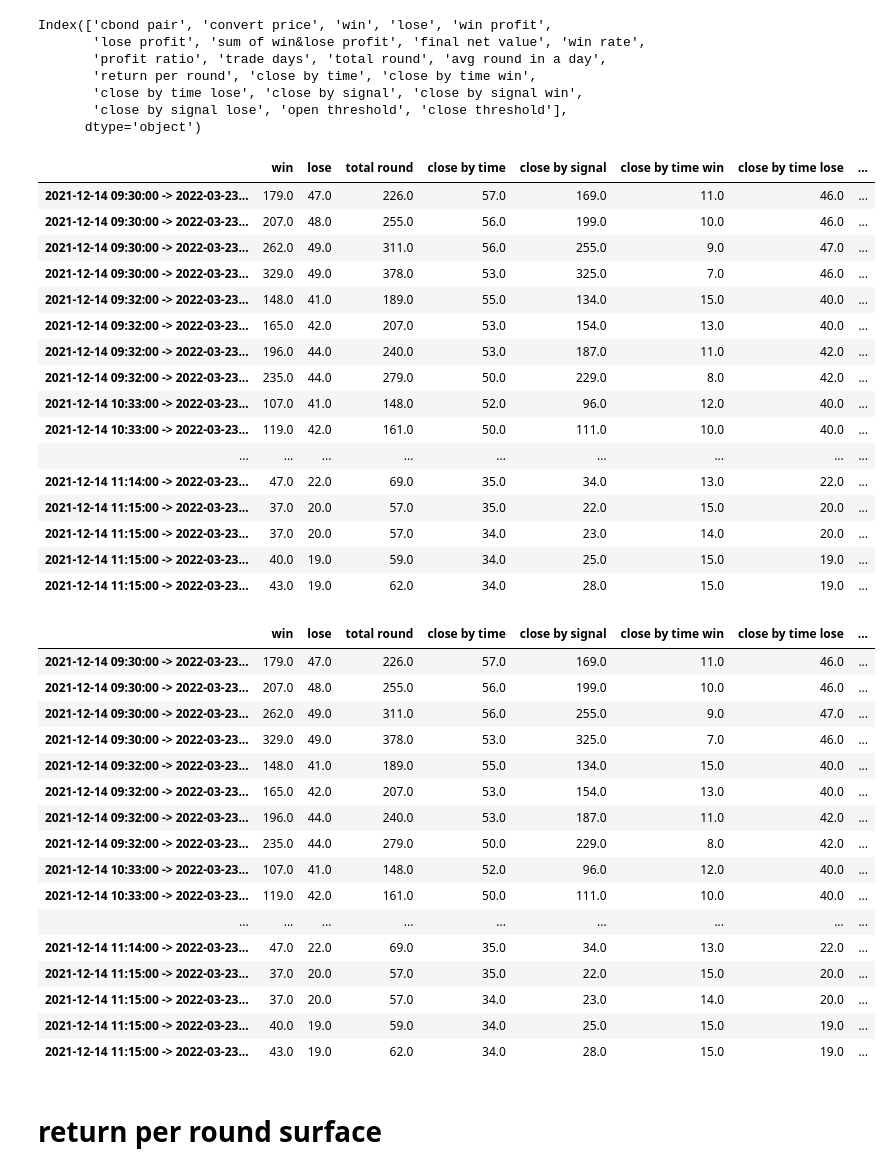
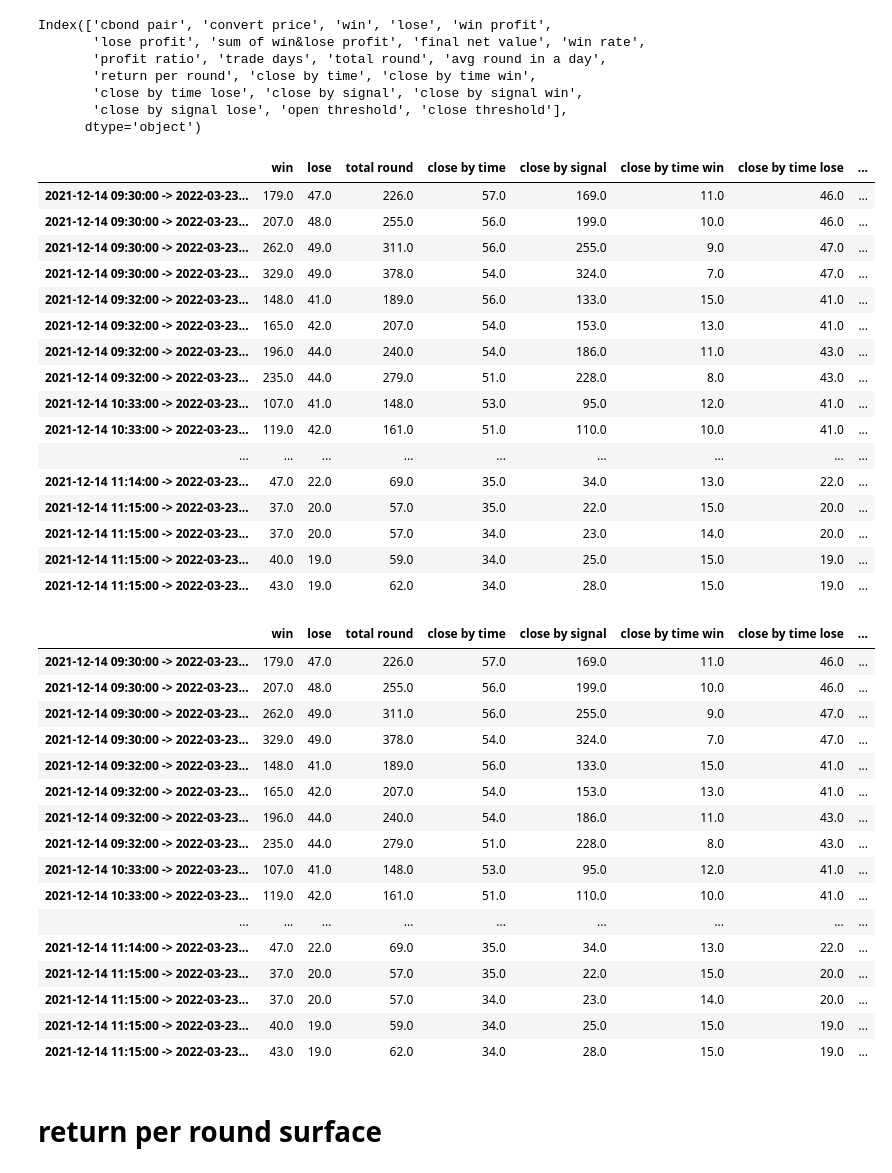
Before and after one commit to PXY11/cms, a Jupyter notebook: grid_search_new_2_backup.ipynb, the cells around one changed output. Drawn from its saved outputs; the diff is of its cells as text; code cells hidden in the pictures.

```diff
--- a/grid_search_new_2_backup.ipynb
+++ b/grid_search_new_2_backup.ipynb
@@ -528,19 +528,33 @@ for open_threshold in open_threshold_list:
                 close_by_signal_win += 1
             else:
                 close_by_signal_lose += 1
-
-        for i in range(len(reverse_rounds)-1):
-            if reverse_rounds[i].index[-1].time()==time(15,0,0):
+        if len(reverse_rounds) == 1:  #解决只有1个元素时，for循环范围失效的bug
+            if reverse_rounds[0].index[-1].time()==time(15,0,0):
                 close_by_time += 1
                 close_by_signal -= 1
                 # tmp_profit = reverse_rounds_reconstruct[i]['new nv'].tolist()[-1] - reverse_rounds_reconstruct[i]['new nv'].tolist()[-2]
-                tmp_profit = reverse_rounds_reconstruct[i]['net value'].tolist()[-1] - reverse_rounds_reconstruct[i]['net value'].tolist()[-2]
+                tmp_profit = reverse_rounds_reconstruct[0]['net value'].tolist()[-1] - reverse_rounds_reconstruct[0]['net value'].tolist()[-2]
                 if tmp_profit > 0:
                     close_by_time_win += 1
                     close_by_signal_win -= 1
                 else:
                     close_by_time_lose += 1
                     close_by_signal_lose -= 1
+
+        else:
+
+            for i in range(len(reverse_rounds)-1):
+                if reverse_rounds[i].index[-1].time()==time(15,0,0):
+                    close_by_time += 1
+                    close_by_signal -= 1
+                    # tmp_profit = reverse_rounds_reconstruct[i]['new nv'].tolist()[-1] - reverse_rounds_reconstruct[i]['new nv'].tolist()[-2]
+                    tmp_profit = reverse_rounds_reconstruct[i]['net value'].tolist()[-1] - reverse_rounds_reconstruct[i]['net value'].tolist()[-2]
+                    if tmp_profit > 0:
+                        close_by_time_win += 1
+                        close_by_signal_win -= 1
+                    else:
+                        close_by_time_lose += 1
+                        close_by_signal_lose -= 1
 
 
         ############################################################################################################################################
@@ -648,13 +662,13 @@ df_grid_search_res[['win','lose','total round',
 | 2021-12-14 09:30:00 -> 2022-03-23... | 179.0 | 47.0 | 226.0 | 57.0 | 169.0 | 11.0 | 46.0 | ... |
 | 2021-12-14 09:30:00 -> 2022-03-23... | 207.0 | 48.0 | 255.0 | 56.0 | 199.0 | 10.0 | 46.0 | ... |
 | 2021-12-14 09:30:00 -> 2022-03-23... | 262.0 | 49.0 | 311.0 | 56.0 | 255.0 | 9.0 | 47.0 | ... |
-| 2021-12-14 09:30:00 -> 2022-03-23... | 329.0 | 49.0 | 378.0 | 53.0 | 325.0 | 7.0 | 46.0 | ... |
-| 2021-12-14 09:32:00 -> 2022-03-23... | 148.0 | 41.0 | 189.0 | 55.0 | 134.0 | 15.0 | 40.0 | ... |
-| 2021-12-14 09:32:00 -> 2022-03-23... | 165.0 | 42.0 | 207.0 | 53.0 | 154.0 | 13.0 | 40.0 | ... |
-| 2021-12-14 09:32:00 -> 2022-03-23... | 196.0 | 44.0 | 240.0 | 53.0 | 187.0 | 11.0 | 42.0 | ... |
-| 2021-12-14 09:32:00 -> 2022-03-23... | 235.0 | 44.0 | 279.0 | 50.0 | 229.0 | 8.0 | 42.0 | ... |
-| 2021-12-14 10:33:00 -> 2022-03-23... | 107.0 | 41.0 | 148.0 | 52.0 | 96.0 | 12.0 | 40.0 | ... |
-| 2021-12-14 10:33:00 -> 2022-03-23... | 119.0 | 42.0 | 161.0 | 50.0 | 111.0 | 10.0 | 40.0 | ... |
+| 2021-12-14 09:30:00 -> 2022-03-23... | 329.0 | 49.0 | 378.0 | 54.0 | 324.0 | 7.0 | 47.0 | ... |
+| 2021-12-14 09:32:00 -> 2022-03-23... | 148.0 | 41.0 | 189.0 | 56.0 | 133.0 | 15.0 | 41.0 | ... |
+| 2021-12-14 09:32:00 -> 2022-03-23... | 165.0 | 42.0 | 207.0 | 54.0 | 153.0 | 13.0 | 41.0 | ... |
+| 2021-12-14 09:32:00 -> 2022-03-23... | 196.0 | 44.0 | 240.0 | 54.0 | 186.0 | 11.0 | 43.0 | ... |
+| 2021-12-14 09:32:00 -> 2022-03-23... | 235.0 | 44.0 | 279.0 | 51.0 | 228.0 | 8.0 | 43.0 | ... |
+| 2021-12-14 10:33:00 -> 2022-03-23... | 107.0 | 41.0 | 148.0 | 53.0 | 95.0 | 12.0 | 41.0 | ... |
+| 2021-12-14 10:33:00 -> 2022-03-23... | 119.0 | 42.0 | 161.0 | 51.0 | 110.0 | 10.0 | 41.0 | ... |
 | ... | ... | ... | ... | ... | ... | ... | ... | ... |
 | 2021-12-14 11:14:00 -> 2022-03-23... | 47.0 | 22.0 | 69.0 | 35.0 | 34.0 | 13.0 | 22.0 | ... |
 | 2021-12-14 11:15:00 -> 2022-03-23... | 37.0 | 20.0 | 57.0 | 35.0 | 22.0 | 15.0 | 20.0 | ... |
@@ -664,29 +678,29 @@ df_grid_search_res[['win','lose','total round',
 # %%
 tmp_grid_res = df_grid_search_res[['win','lose','total round',
                     'close by time','close by signal',
                     'close by time win','close by time lose',
                     'close by signal win','close by signal lose',
                     'open threshold', 'close threshold','win rate'
                     ]]
 
 tmp_grid_res['close by time win/close by time'] = tmp_grid_res['close by time win']/tmp_grid_res['close by time']
 tmp_grid_res['close by signal win/close by signal'] = tmp_grid_res['close by signal win']/tmp_grid_res['close by signal']
 tmp_grid_res['close by time lose/lose'] = tmp_grid_res['close by time lose']/tmp_grid_res['lose']
 # tmp_df.to_excel('')
-# tmp_grid_res.to_excel('tmp_grid_res.xlsx')
+tmp_grid_res.to_excel('tmp_grid_res.xlsx')
 tmp_grid_res
 # %% [output]
 |  | win | lose | total round | close by time | close by signal | close by time win | close by time lose | ... |
 | 2021-12-14 09:30:00 -> 2022-03-23... | 179.0 | 47.0 | 226.0 | 57.0 | 169.0 | 11.0 | 46.0 | ... |
 | 2021-12-14 09:30:00 -> 2022-03-23... | 207.0 | 48.0 | 255.0 | 56.0 | 199.0 | 10.0 | 46.0 | ... |
 | 2021-12-14 09:30:00 -> 2022-03-23... | 262.0 | 49.0 | 311.0 | 56.0 | 255.0 | 9.0 | 47.0 | ... |
-| 2021-12-14 09:30:00 -> 2022-03-23... | 329.0 | 49.0 | 378.0 | 53.0 | 325.0 | 7.0 | 46.0 | ... |
-| 2021-12-14 09:32:00 -> 2022-03-23... | 148.0 | 41.0 | 189.0 | 55.0 | 134.0 | 15.0 | 40.0 | ... |
-| 2021-12-14 09:32:00 -> 2022-03-23... | 165.0 | 42.0 | 207.0 | 53.0 | 154.0 | 13.0 | 40.0 | ... |
-| 2021-12-14 09:32:00 -> 2022-03-23... | 196.0 | 44.0 | 240.0 | 53.0 | 187.0 | 11.0 | 42.0 | ... |
-| 2021-12-14 09:32:00 -> 2022-03-23... | 235.0 | 44.0 | 279.0 | 50.0 | 229.0 | 8.0 | 42.0 | ... |
-| 2021-12-14 10:33:00 -> 2022-03-23... | 107.0 | 41.0 | 148.0 | 52.0 | 96.0 | 12.0 | 40.0 | ... |
-| 2021-12-14 10:33:00 -> 2022-03-23... | 119.0 | 42.0 | 161.0 | 50.0 | 111.0 | 10.0 | 40.0 | ... |
+| 2021-12-14 09:30:00 -> 2022-03-23... | 329.0 | 49.0 | 378.0 | 54.0 | 324.0 | 7.0 | 47.0 | ... |
+| 2021-12-14 09:32:00 -> 2022-03-23... | 148.0 | 41.0 | 189.0 | 56.0 | 133.0 | 15.0 | 41.0 | ... |
+| 2021-12-14 09:32:00 -> 2022-03-23... | 165.0 | 42.0 | 207.0 | 54.0 | 153.0 | 13.0 | 41.0 | ... |
+| 2021-12-14 09:32:00 -> 2022-03-23... | 196.0 | 44.0 | 240.0 | 54.0 | 186.0 | 11.0 | 43.0 | ... |
+| 2021-12-14 09:32:00 -> 2022-03-23... | 235.0 | 44.0 | 279.0 | 51.0 | 228.0 | 8.0 | 43.0 | ... |
+| 2021-12-14 10:33:00 -> 2022-03-23... | 107.0 | 41.0 | 148.0 | 53.0 | 95.0 | 12.0 | 41.0 | ... |
+| 2021-12-14 10:33:00 -> 2022-03-23... | 119.0 | 42.0 | 161.0 | 51.0 | 110.0 | 10.0 | 41.0 | ... |
 | ... | ... | ... | ... | ... | ... | ... | ... | ... |
 | 2021-12-14 11:14:00 -> 2022-03-23... | 47.0 | 22.0 | 69.0 | 35.0 | 34.0 | 13.0 | 22.0 | ... |
 | 2021-12-14 11:15:00 -> 2022-03-23... | 37.0 | 20.0 | 57.0 | 35.0 | 22.0 | 15.0 | 20.0 | ... |
```
Also changed, not shown: parts of 13 cells of this notebook, 3 other files.
